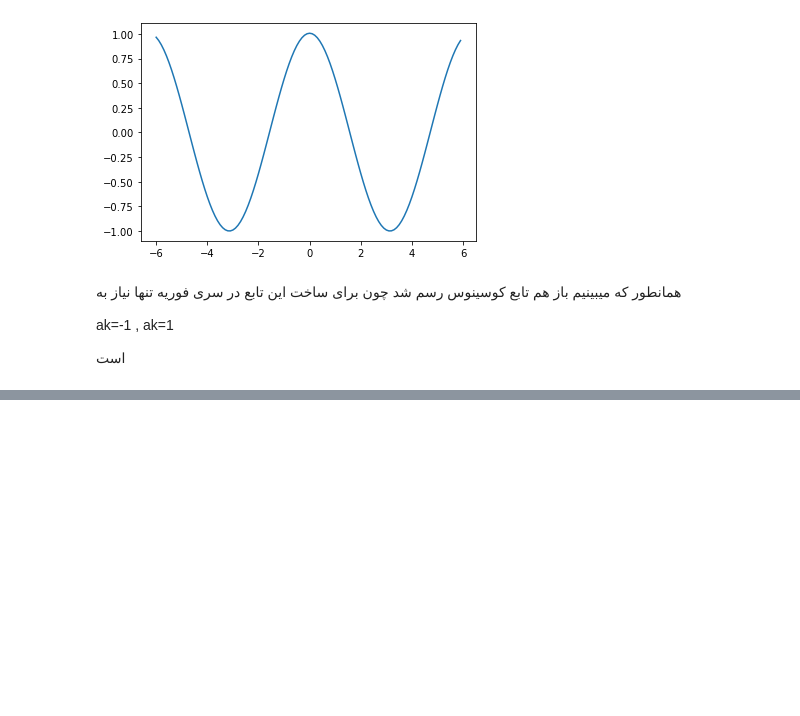
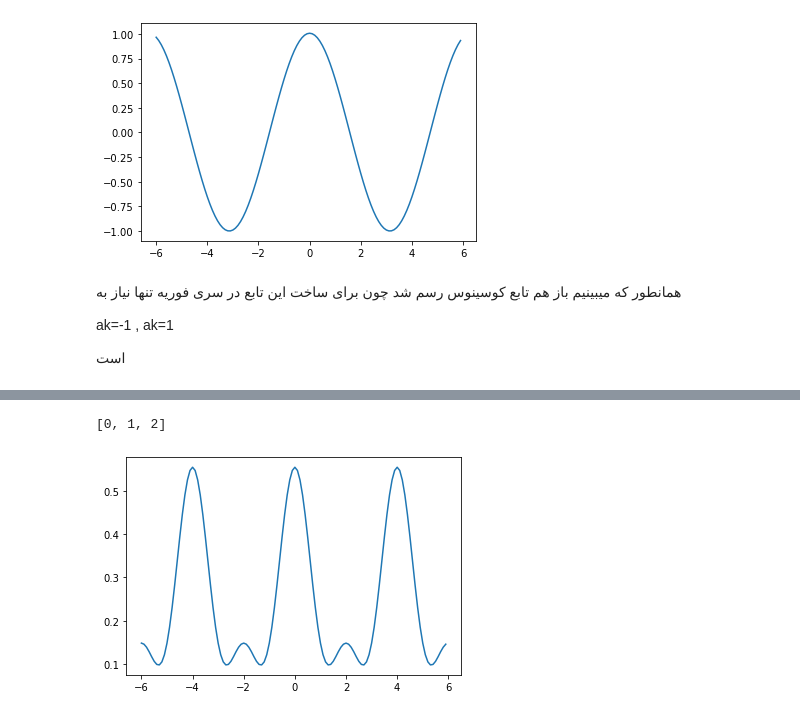
Before and after one commit to hoseinlook/signals_and_systems_hws, a Jupyter notebook: hw3/SS_HW3/hw3.ipynb, the cells around one changed output, grey strips where cells are left out. Saved outputs shown, nothing was run; the diff lists cells and outputs as text; code cells hidden in the pictures; blank space fills up the shorter version.

```diff
--- a/hw3/SS_HW3/hw3.ipynb
+++ b/hw3/SS_HW3/hw3.ipynb
@@ -54,0 +99,8 @@ ak=-1 , ak=1
+# %%
+t= np.arange(-6,6 , step=0.1)
+k_list = range(0,3)
+plt.plot(t,x_with_fourier_serie(y1 , k_list,4)(t))
+print(list(k_list))
+# %% [output]
+[0, 1, 2]
+[figure, added]
```
Also changed, not shown: parts of 21 cells of this notebook.
